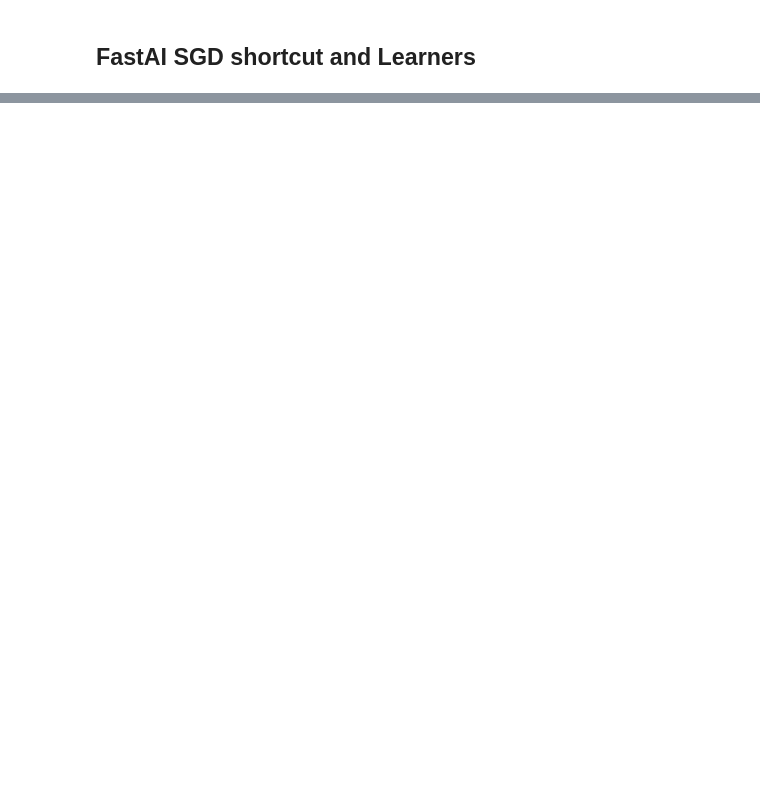
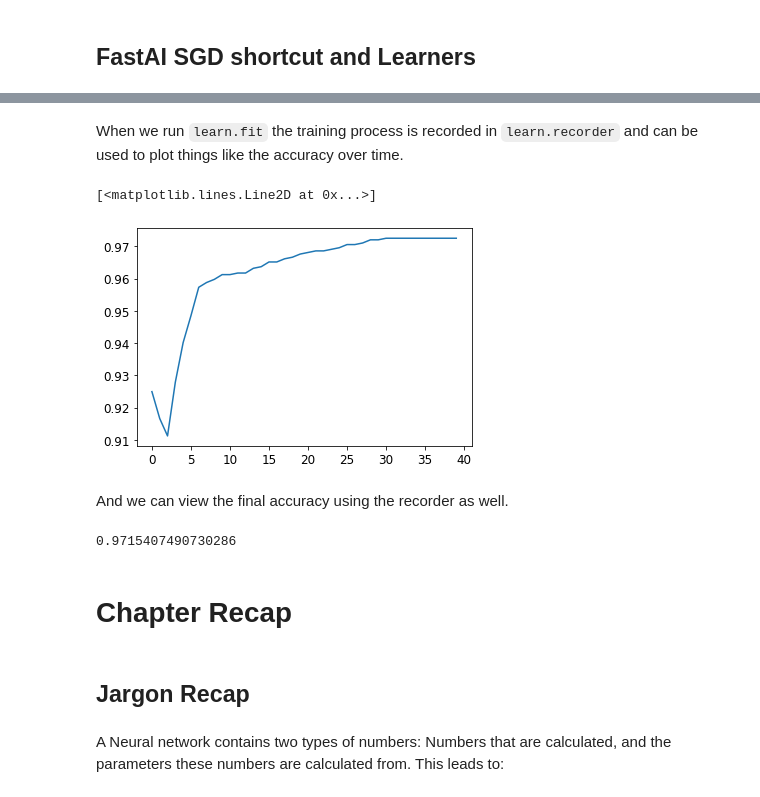
Before and after one commit to Audeon/fastai_Notebooks, a Jupyter notebook: Chapter_3_Digit_Identification.ipynb, the cells around one changed output, grey strips where cells are left out. Drawn from its saved outputs; the diff is of its cells as text; code cells hidden in the pictures; blank space fills up the shorter version.

Commit message:
Finished the main part of the chapter and now need to finish answering the questions at the bottom.

```diff
--- a/Chapter_3_Digit_Identification.ipynb
+++ b/Chapter_3_Digit_Identification.ipynb
@@ -939,0 +952,2 @@ train_model(liner_model, epochs=20)
+# %%
+dls = DataLoaders(dl, val_dl)
@@ -939,0 +1006,6 @@ train_model(liner_model, epochs=20)
+# %%
+simple_net = nn.Sequential(
+    nn.Linear(28*28,30),
+    nn.ReLU(),
+    nn.Linear(30,1)
+)
@@ -939,0 +1014,4 @@ train_model(liner_model, epochs=20)
+# %%
+learn_simple = Learner(dls, simple_net, opt_func=SGD, loss_func=mnist_loss, metrics=batch_accuracy)
+# %%
+learn_simple.fit(40, .01)
@@ -939,0 +1036,19 @@ train_model(liner_model, epochs=20)
+# %% [markdown]
+When we run `learn.fit` the training process is recorded in `learn.recorder` and can be used to plot things like the accuracy over time.
+# %%
+plt.plot(L(learn_simple.recorder.values).itemgot(2))
+# %% [output]
+[<matplotlib.lines.Line2D at 0x...>]
+[figure, added]
+# %% [markdown]
+And we can view the final accuracy using the recorder as well.
+# %%
+learn.recorder.values[-1][2]
+# %% [output]
+0.9715407490730286
+# %% [markdown]
+# Chapter Recap
+# %% [markdown]
+## Jargon Recap
+# %% [markdown]
+A Neural network contains two types of numbers: Numbers that are calculated, and the parameters these numbers are calculated from. This leads to:
```
Also changed, not shown: parts of 75 cells of this notebook.
